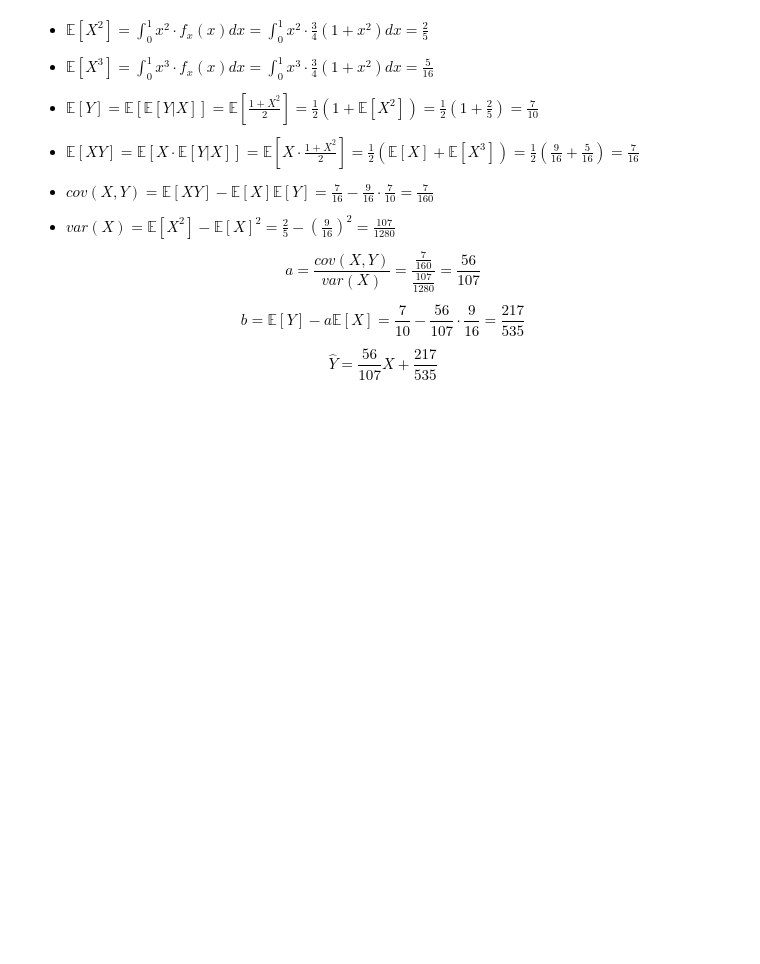
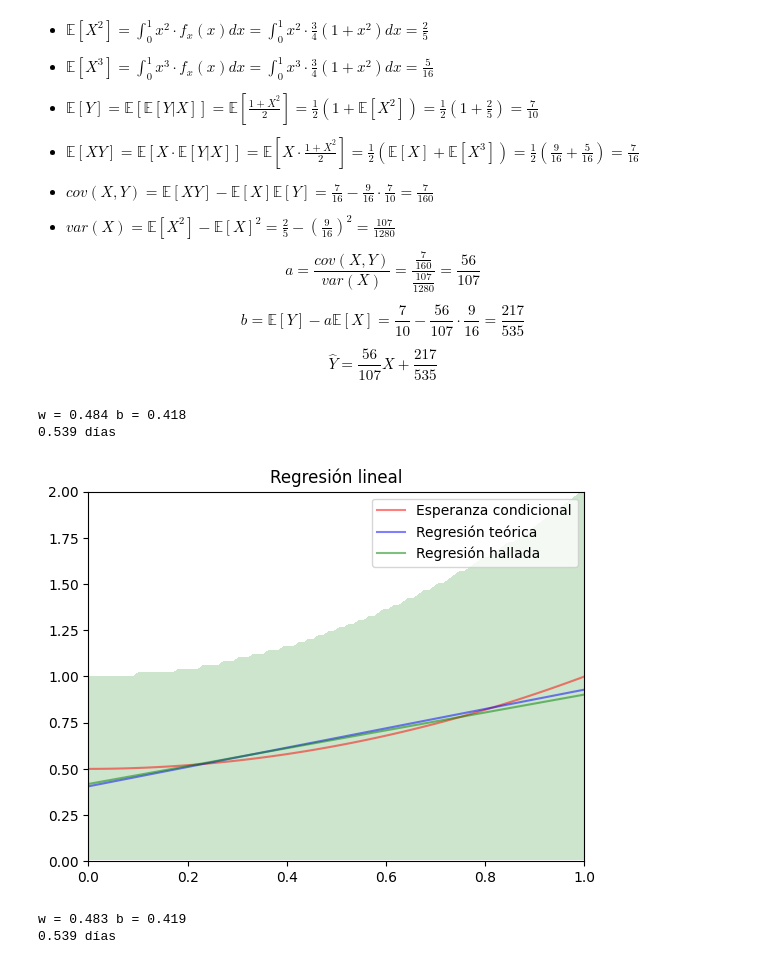
Before and after one commit to jstejman/Taller-Senales, a Jupyter notebook: tp1.ipynb, the cells around one changed output. Saved outputs shown, nothing was run; the diff lists cells and outputs as text; code cells hidden in the pictures; blank space fills up the shorter version.

```diff
--- a/tp1.ipynb
+++ b/tp1.ipynb
@@ -60,0 +71,49 @@ $$
+# %%
+class reglin_matricial:
+    def __init__(self):
+        self.w_ = 0
+        self.b_ = 0
+    def fit(self, train_data):
+        # saco la dimensión de los datos
+        n = train_data.shape[0]
+        # concateno un vector de unos a la matriz de datos
+        X = np.c_[np.ones(n), train_data[:,0]]
+        # la siguiente columna corresponde a los valores de y
+        y = train_data[:,1]
+        # calculo el vector de pesos
+        w_vector = np.linalg.inv(X.T @ X) @ X.T @ y
+        self.b_ = w_vector[0]
+        self.w_ = w_vector[1]
+    def predict(self, x):
+        return self.w_ * x + self.b_
+# %%
+reglin = reglin_matricial()
+reglin.fit(dataset)
+# predicción para x = 0.25 (256GB)
+y_256GB = reglin.predict(0.25)
+print(f'w = {reglin.w_.round(3)}', f'b = {reglin.b_.round(3)}')
+print(f'{y_256GB.round(3)} días')
+# %% [output]
+w = 0.484 b = 0.418
+0.539 días
+# %%
+import matplotlib.pyplot as plt
+x_range = np.linspace(0,1,100)
+y_range = np.linspace(0,2,100)
+X, Y = np.meshgrid(x_range, y_range)
+soporte = (Y>0) & (Y<=1+X**2)
+esperanza_condicional = (1+x_range**2)/2
+reglin_teorica = (56*x_range)/107 + (217/535)
+reglin_hallada = reglin.predict(x_range)
+ax, fig = plt.subplots()
+fig.contourf(X, Y, soporte, alpha=0.2, colors=['white', 'green'])
+fig.plot(x_range, esperanza_condicional, color='red', alpha = 0.5, label = 'Esperanza condicional')
+fig.plot(x_range, reglin_teorica, color='blue', alpha = 0.5, label = 'Regresión teórica')
+fig.plot(x_range, reglin_hallada, color='green', alpha = 0.5, label = 'Regresión hallada')
+fig.set_xlabel = "Capacidad de almacenamiento (TB)"
+fig.set_ylabel = 'Duración de batería (días)'
+plt.title('Regresión lineal')
+fig.legend()
+plt.show()
+# %% [output]
+[figure, added]
@@ -60,0 +139,9 @@ $$
+# %%
+reglin2 = reglin_gd()
+reglin2.fit(dataset)
+y_256GB_gd = reglin2.predict(0.25)
+print(f'w = {reglin2.w_.round(3)}', f'b = {reglin2.b_.round(3)}')
+print(f'{y_256GB_gd.round(3)} días')
+# %% [output]
+w = 0.483 b = 0.419
+0.539 días
```
Also changed, not shown: parts of 2 cells of this notebook.
